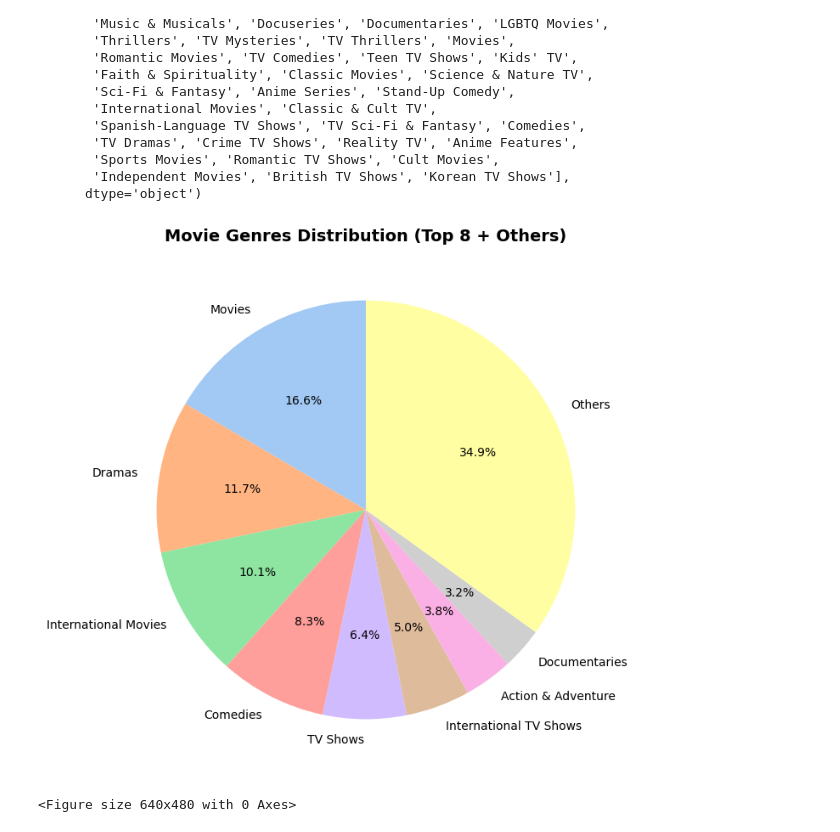
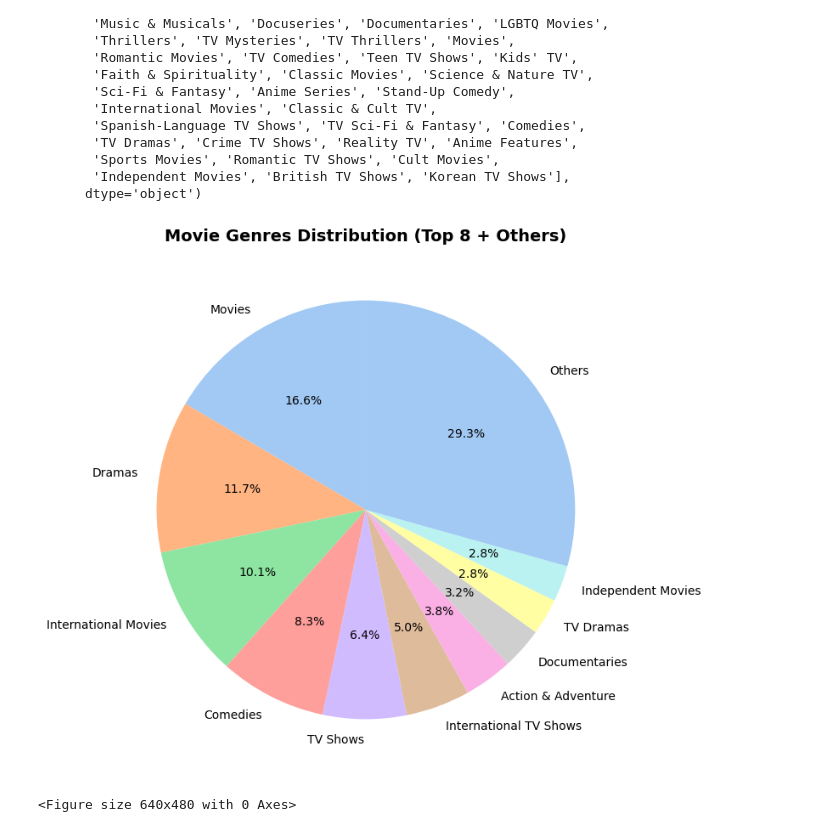
Before and after one commit to HaileleulGirma/Netflix-data-exploration, a Jupyter notebook: Netflix data EDA.ipynb, the cells around one changed output. Saved outputs shown, nothing was run; the diff lists cells and outputs as text; code cells hidden in the pictures.

Commit message:
fix wrong pie plot

```diff
--- a/Netflix data EDA.ipynb
+++ b/Netflix data EDA.ipynb
@@ -356,27 +356,27 @@ listed_in_df = tmp_input_data.drop(['show_id', 'type', 'title', 'director', 'cou
 # %%
 genre_sum = {}
 for col in listed_in_df.columns:
     genre_sum[col]= listed_in_df[col].sum()
 
-top_n = 8
+top_n = 10
 
 sorted_genres = sorted(genre_sum.items(), key=lambda item: item[1], reverse=True)
 top_genres = dict(sorted_genres[:top_n])
 
 # Sum the remaining genres and add them as "Others"
 others_count = sum([count for _, count in sorted_genres[top_n:]])
 if others_count > 0:
     top_genres['Others'] = others_count
 
 # Use a Seaborn color palette
 colors = sns.color_palette("pastel", len(top_genres))
 
 # Plot the pie chart
 plt.figure(figsize=(8, 8))
 plt.pie(top_genres.values(), labels=top_genres.keys(), autopct='%1.1f%%', startangle=90, colors=colors)
 plt.title('Movie Genres Distribution (Top 8 + Others)', fontsize=14, fontweight='bold')
 plt.show()
 plt.savefig('images/Top 8 movie genres')
 # %% [output]
-[figure, old version]
+[figure, new version]
 <Figure size 640x480 with 0 Axes>
```
Also changed, not shown: 1 other file.
